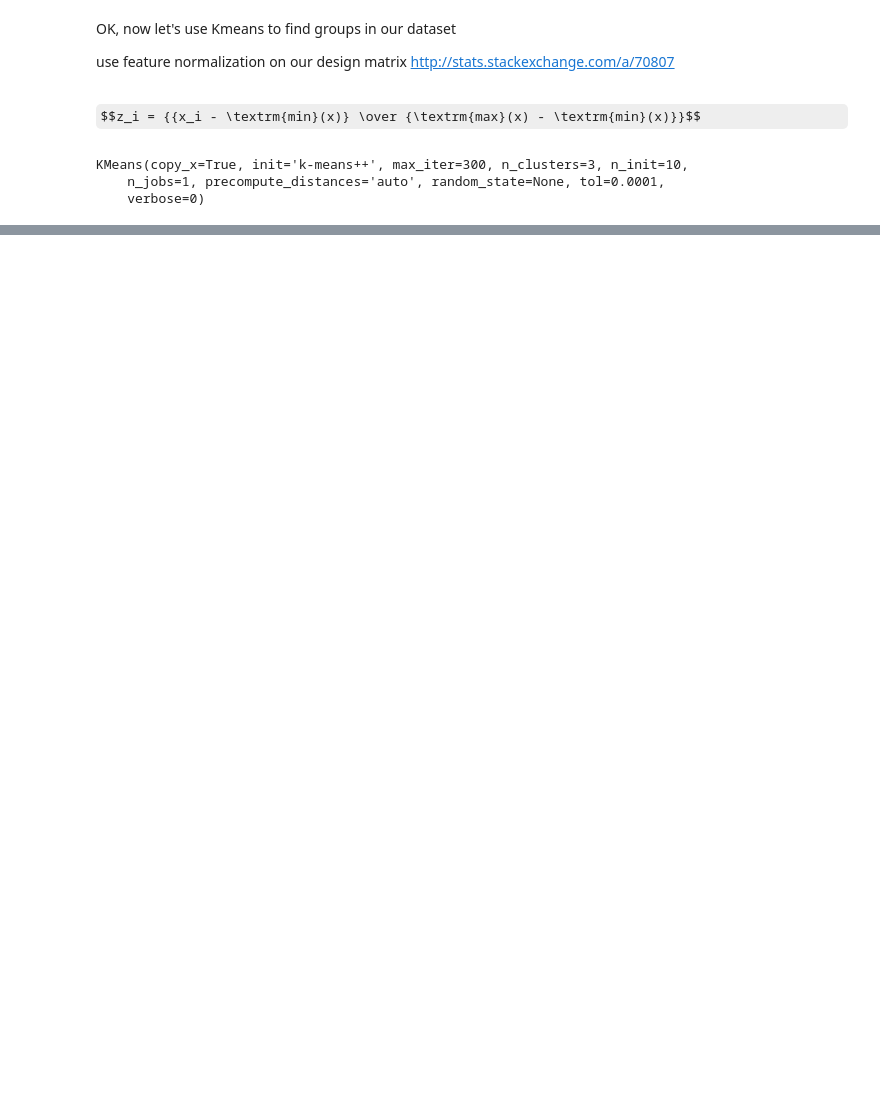
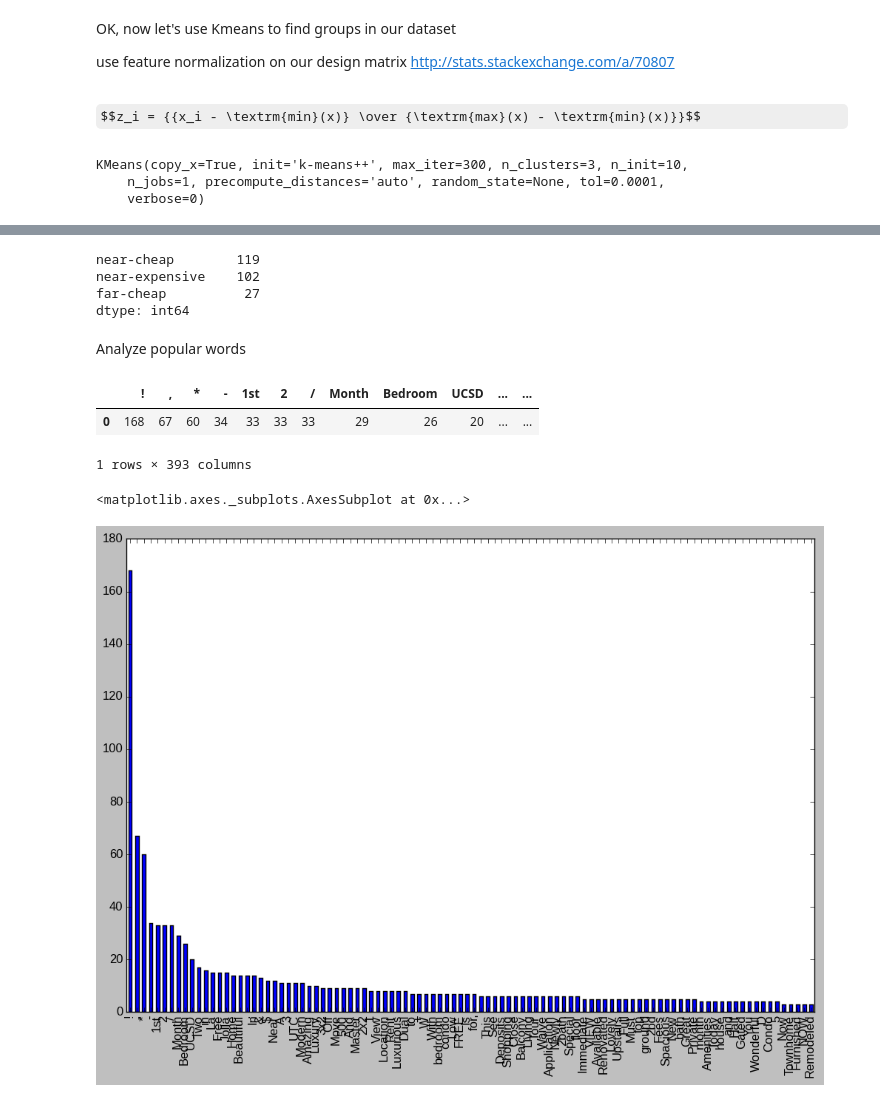
Before and after one commit to kevin11h/triton-housing-analysis, a Jupyter notebook: Housing Analysis for Tritons.ipynb, the cells around one changed output, grey strips where cells are left out. Drawn from its saved outputs; the diff is of its cells as text; code cells hidden in the pictures; some formulas as TeX source; blank space fills up the shorter version.

```diff
--- a/Housing Analysis for Tritons.ipynb
+++ b/Housing Analysis for Tritons.ipynb
@@ -353,0 +382,36 @@ df['group'] = map(lambda lab : kmean_labels_map[lab], k_means_labels)
+# %%
+df.group.value_counts()
+# %% [output]
+near-cheap        119
+near-expensive    102
+far-cheap          27
+dtype: int64
+# %% [markdown]
+Analyze popular words
+# %%
+import string
+near_cheap_words = ' '.join(df.title[df.group=='near-cheap'].tolist())
+near_cheap_words = ''.join(map(lambda c : ' '+c+' ' if c in set(string.punctuation) else c, list(near_cheap_words)))
+# %%
+from collections import Counter
+from operator import itemgetter
+
+count = Counter(near_cheap_words.split())
+keys_ranked_by_appearance = map(itemgetter(0), count.most_common())
+near_cheap_words_count = pd.DataFrame(pd.Series(dict(count))).transpose()
+
+NEAR_CHEAP_WORDS_TSV_FILENAME = 'near_cheap_words_count.tsv'
+near_cheap_words_count[keys_ranked_by_appearance].transpose().to_csv(NEAR_CHEAP_WORDS_TSV_FILENAME, sep='\t')
+near_cheap_words_count[keys_ranked_by_appearance]
+# %% [output]
+|  | ! | , | * | - | 1st | 2 | / | Month | Bedroom | UCSD | ... | ... |
+| 0 | 168 | 67 | 60 | 34 | 33 | 33 | 33 | 29 | 26 | 20 | ... | ... |
+1 rows × 393 columns
+# %%
+plt.rcdefaults()
+near_cheap_words_count[keys_ranked_by_appearance[:100]].transpose().plot(kind='bar',
+                                                                   figsize=(12,8),
+                                                                   legend=False)
+# %% [output]
+<matplotlib.axes._subplots.AxesSubplot at 0x...>
+[figure, added]
```
Also changed, not shown: parts of 13 cells of this notebook.
